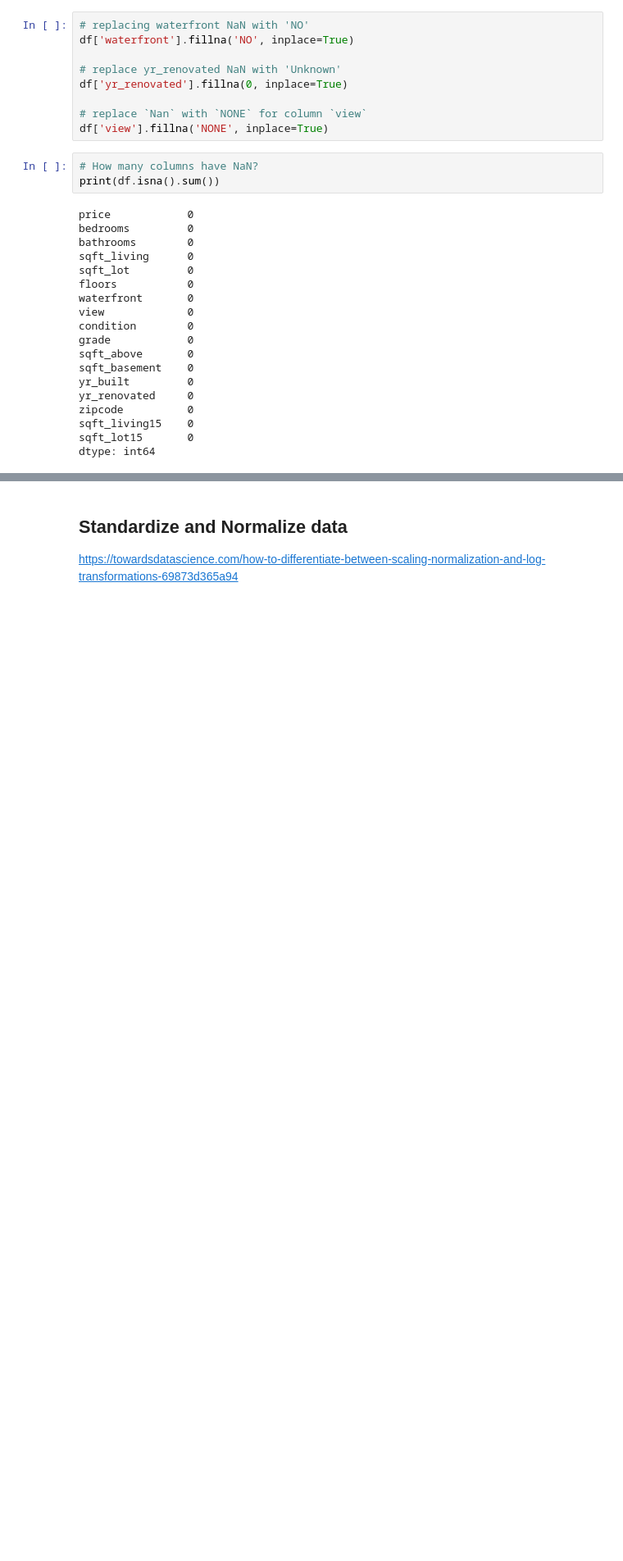
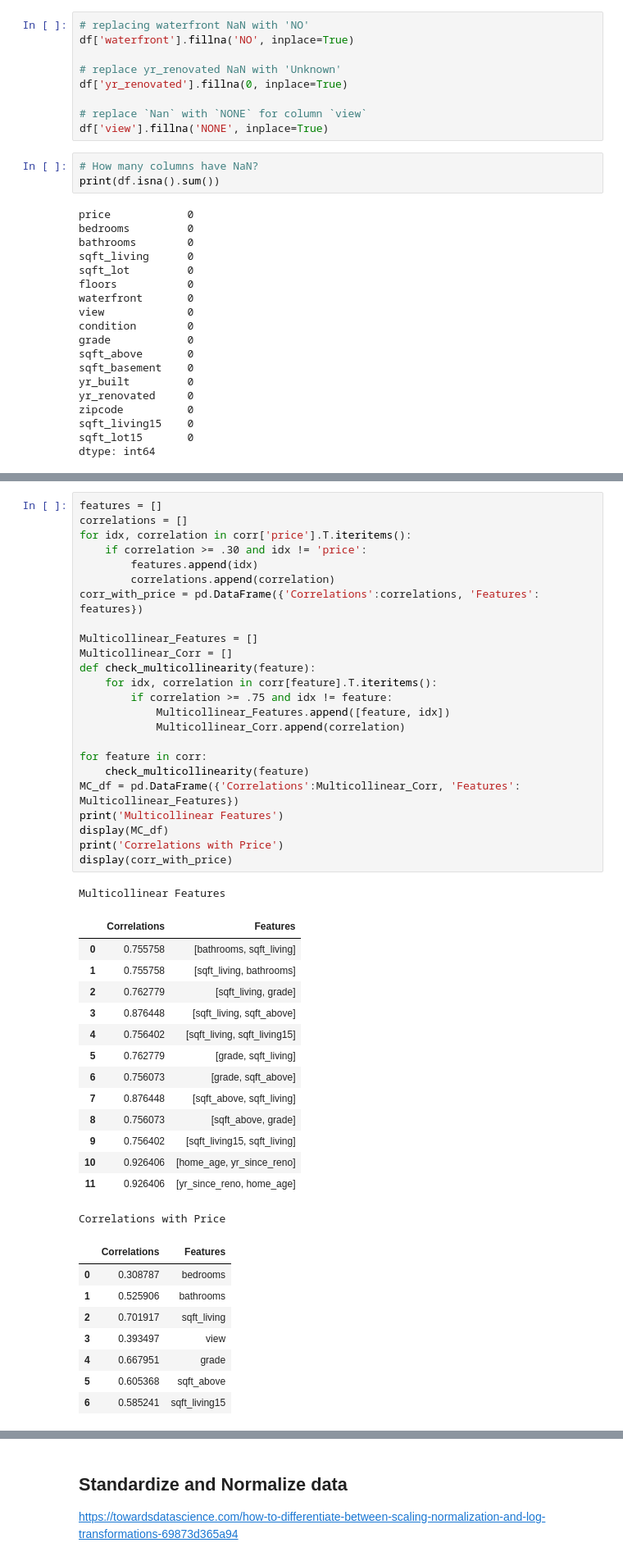
Before and after one commit to kjspring/dsc-phase-2-project-v2-3, a Jupyter notebook: project_notebook.ipynb, the cells around one changed output, grey strips where cells are left out. Shown at 82% size. Saved outputs shown, nothing was run; the diff lists cells and outputs as text; blank space fills up the shorter version.

Commit message:
Multicollinearity

```diff
--- a/project_notebook.ipynb
+++ b/project_notebook.ipynb
@@ -377,0 +388,48 @@ ax.set_title("Heatmap of Correlation Between Attributes (Including Target)");
+# %%
+features = []
+correlations = []
+for idx, correlation in corr['price'].T.iteritems():
+    if correlation >= .30 and idx != 'price':
+        features.append(idx)
+        correlations.append(correlation)
+corr_with_price = pd.DataFrame({'Correlations':correlations, 'Features': features})
+
+Multicollinear_Features = []
+Multicollinear_Corr = []
+def check_multicollinearity(feature):
+    for idx, correlation in corr[feature].T.iteritems():
+        if correlation >= .75 and idx != feature:
+            Multicollinear_Features.append([feature, idx])
+            Multicollinear_Corr.append(correlation)
+
+for feature in corr:
+    check_multicollinearity(feature)
+MC_df = pd.DataFrame({'Correlations':Multicollinear_Corr, 'Features': Multicollinear_Features})
+print('Multicollinear Features')
+display(MC_df)
+print('Correlations with Price')
+display(corr_with_price)
+# %% [output]
+Multicollinear Features
+|  | Correlations | Features |
+| 0 | 0.755758 | [bathrooms, sqft_living] |
+| 1 | 0.755758 | [sqft_living, bathrooms] |
+| 2 | 0.762779 | [sqft_living, grade] |
+| 3 | 0.876448 | [sqft_living, sqft_above] |
+| 4 | 0.756402 | [sqft_living, sqft_living15] |
+| 5 | 0.762779 | [grade, sqft_living] |
+| 6 | 0.756073 | [grade, sqft_above] |
+| 7 | 0.876448 | [sqft_above, sqft_living] |
+| 8 | 0.756073 | [sqft_above, grade] |
+| 9 | 0.756402 | [sqft_living15, sqft_living] |
+| 10 | 0.926406 | [home_age, yr_since_reno] |
+| 11 | 0.926406 | [yr_since_reno, home_age] |
+Correlations with Price
+|  | Correlations | Features |
+| 0 | 0.308787 | bedrooms |
+| 1 | 0.525906 | bathrooms |
+| 2 | 0.701917 | sqft_living |
+| 3 | 0.393497 | view |
+| 4 | 0.667951 | grade |
+| 5 | 0.605368 | sqft_above |
+| 6 | 0.585241 | sqft_living15 |
```
Also changed, not shown: parts of 54 cells of this notebook.
